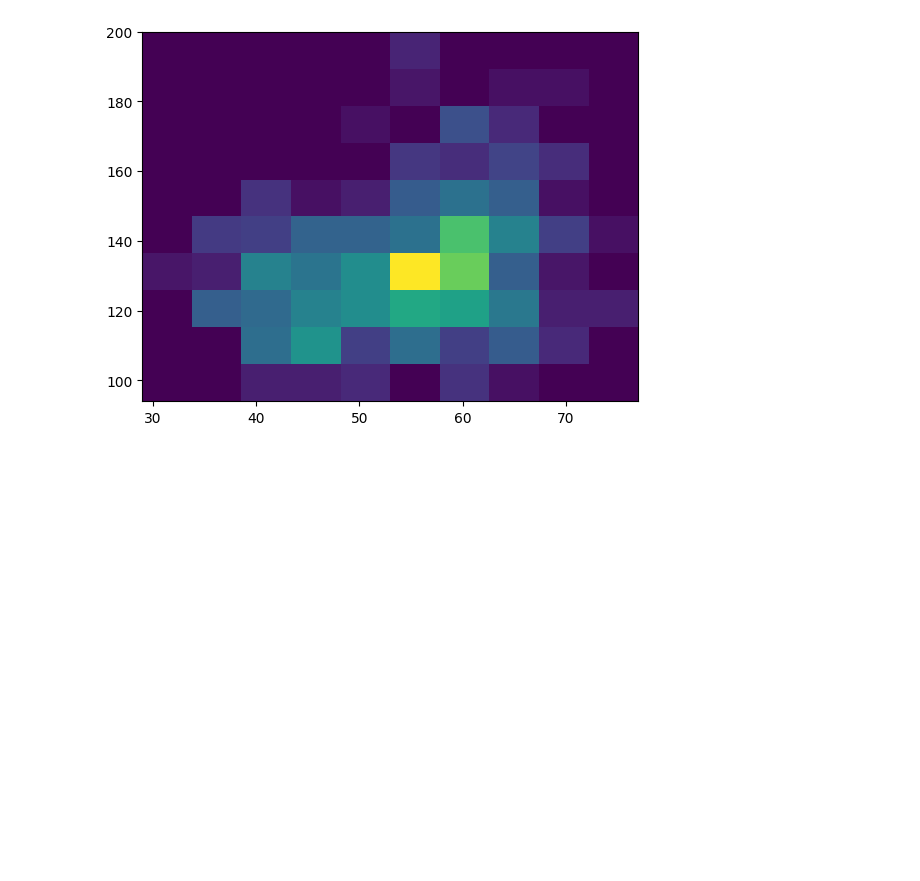
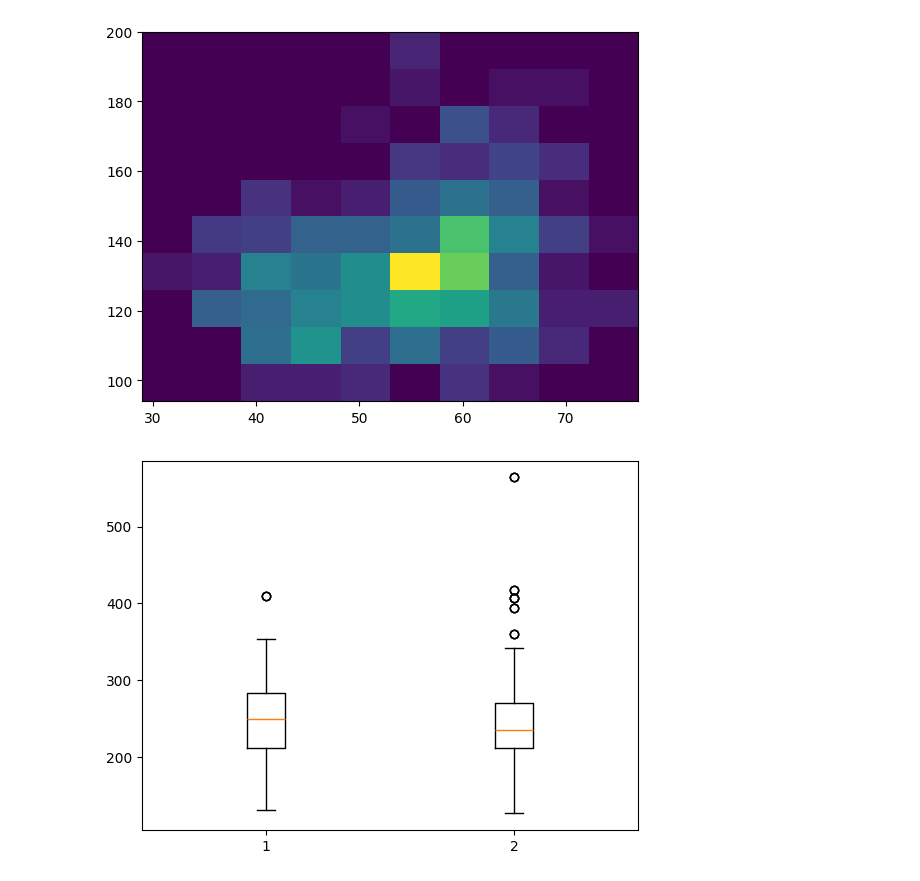
Before and after one commit to computationalUncertaintyLab/dexp_book, a Jupyter notebook: Chap3_Dataviz.ipynb, the cells around one changed output. Saved outputs shown, nothing was run; the diff lists cells and outputs as text; code cells hidden in the pictures; blank space fills up the shorter version.

```diff
--- a/Chap3_Dataviz.ipynb
+++ b/Chap3_Dataviz.ipynb
@@ -160,3 +160,14 @@ plt.hist2d(heart_disease["age"], heart_disease["trestbps"])
         189.4, 200. ]),
  <matplotlib.collections.QuadMesh at 0x...>)
 [figure]
+# %%
+fig,ax = plt.subplots()
+
+yes_angina = heart_disease.loc[heart_disease.exang==1]
+no_angina  = heart_disease.loc[heart_disease.exang==0]
+
+ax.boxplot( [yes_angina["chol"], no_angina["chol"]])
+
+plt.show()
+# %% [output]
+[figure, added]
```
Also changed, not shown: parts of 2 cells of this notebook.
